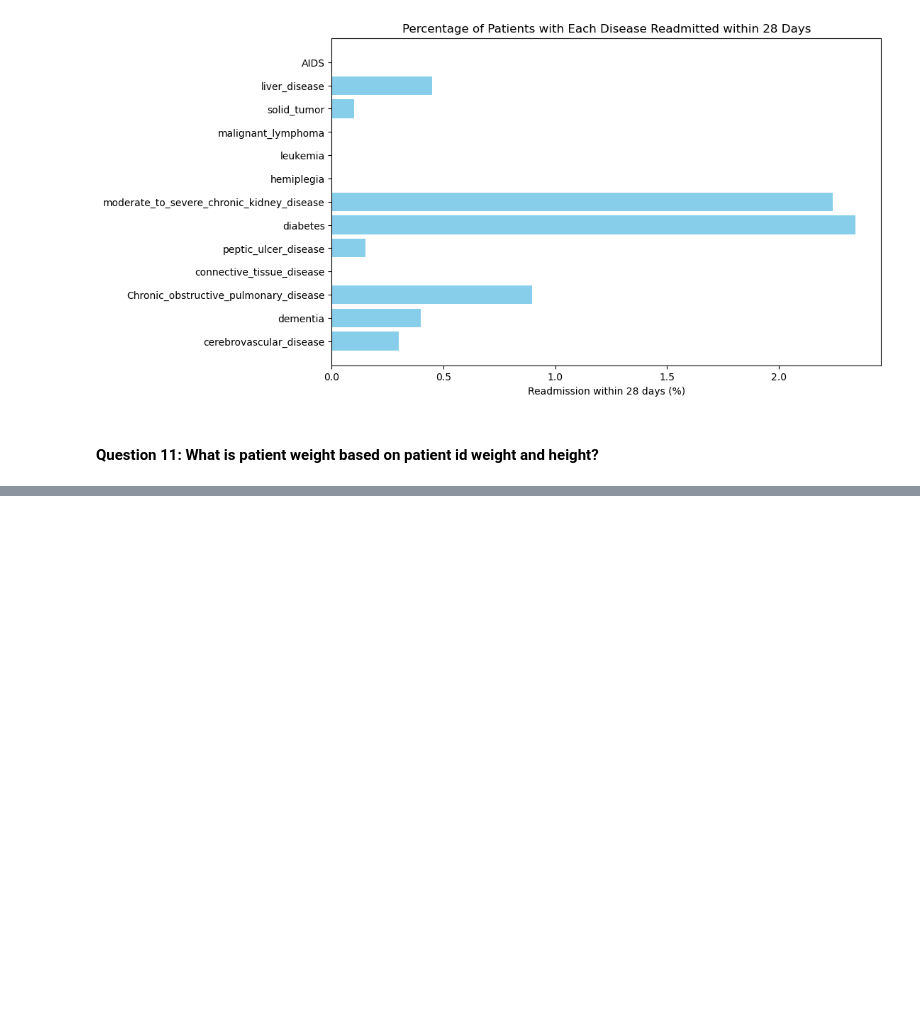
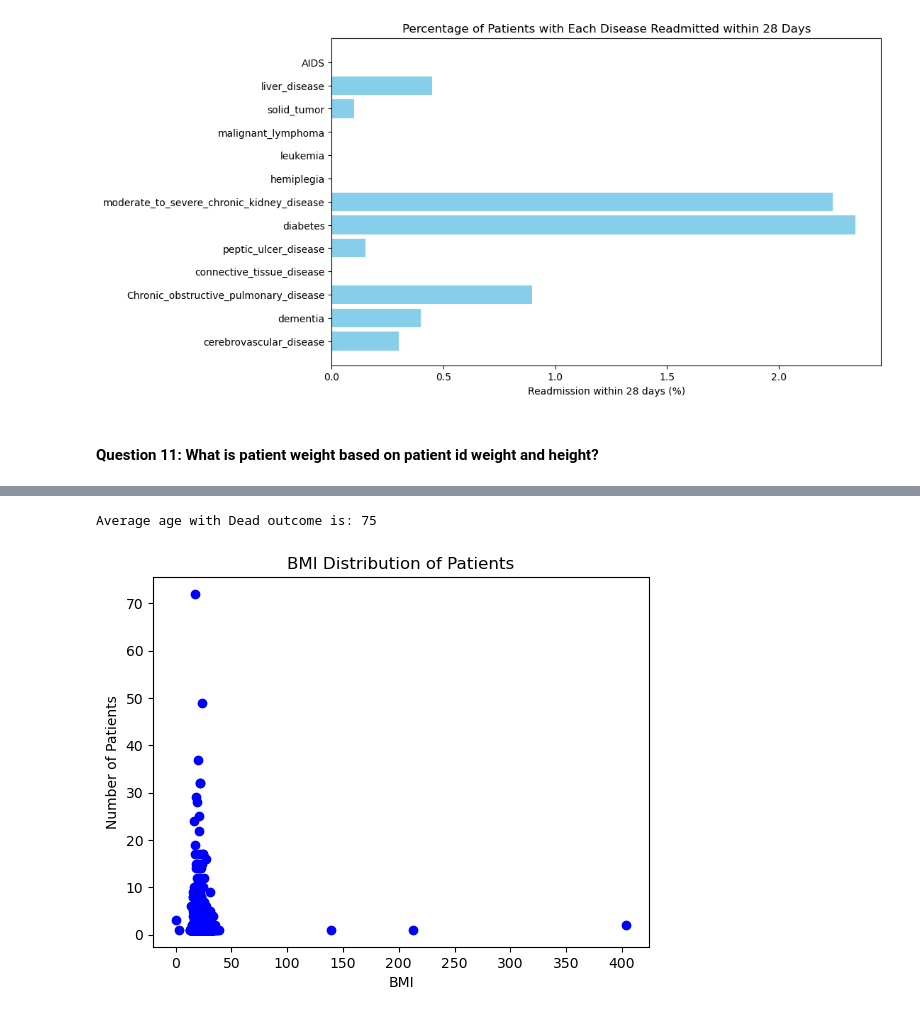
Before and after one commit to renu-matlib/Team18_Matlib_marvels_PythonHackathon_Apr24, a Jupyter notebook: Team18_MAtlib_marvels_AddnlQuestions.ipynb, the cells around one changed output, grey strips where cells are left out. Saved outputs shown, nothing was run; the diff lists cells and outputs as text; code cells hidden in the pictures; blank space fills up the shorter version.

```diff
--- a/Team18_MAtlib_marvels_AddnlQuestions.ipynb
+++ b/Team18_MAtlib_marvels_AddnlQuestions.ipynb
@@ -187,0 +301,24 @@ Enter your height in meters:  12
+# %%
+# 17. What was the average age group of patients that had an outcome of 'Dead'?
+
+df_HospitalDischarge_Demography = df_HospitalDischarge.merge(df_Demography, how = 'inner', on = 'inpatient_number')
+df_HospitalDischarge_Demography_Dead = df_HospitalDischarge_Demography[df_HospitalDischarge_Demography['outcome_during_hospitalization'] == 'Dead']
+splitted_age_catsplitted_age_cat = df_HospitalDischarge_Demography_Dead['ageCat'].str.split('-')
+splitted_age_catsplitted_age_cat.explode()
+
+print("Average age with Dead outcome is:", int(np.average(list(map(int, splitted_age_catsplitted_age_cat.explode())))))
+# %% [output]
+Average age with Dead outcome is: 75
+# %%
+# 18. Finding  the overall trend or pattern in the distribution of BMI among the patients?
+
+
+BMI_counts = df_Demography['BMI'].value_counts()
+
+plt.scatter(BMI_counts.index, BMI_counts.values, color=['blue'])
+plt.title('BMI Distribution of Patients')
+plt.xlabel('BMI')
+plt.ylabel('Number of Patients')
+plt.show()
+# %% [output]
+[figure, added]
```
Also changed, not shown: parts of 12 cells of this notebook.
